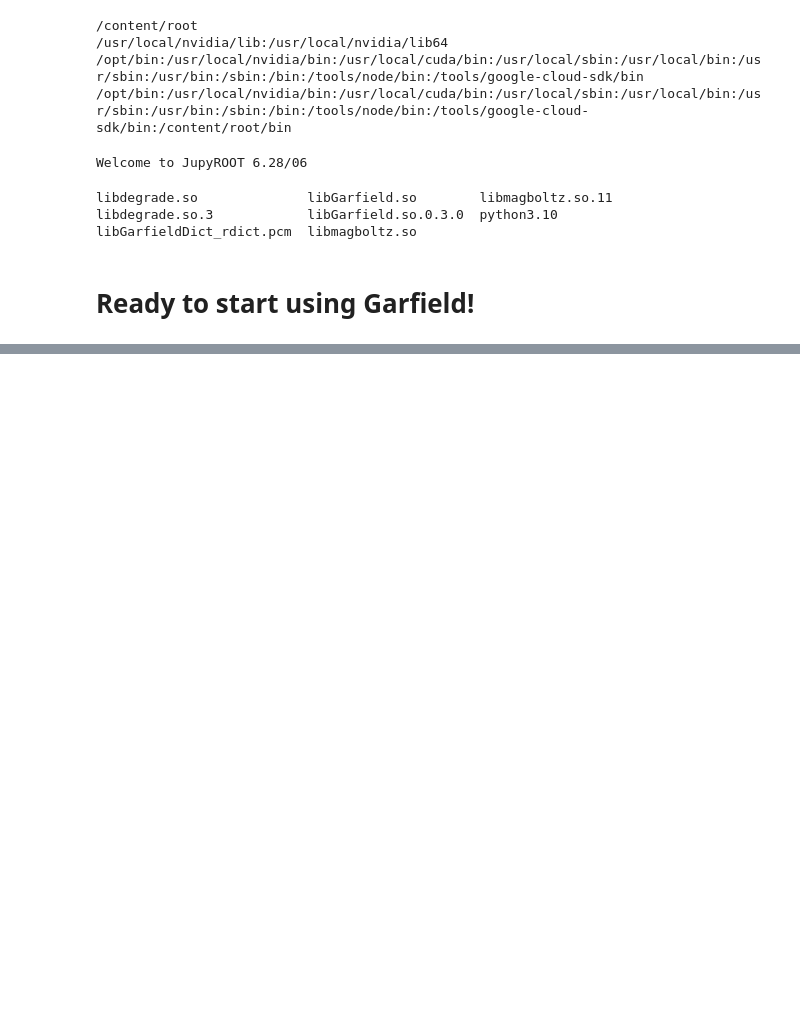
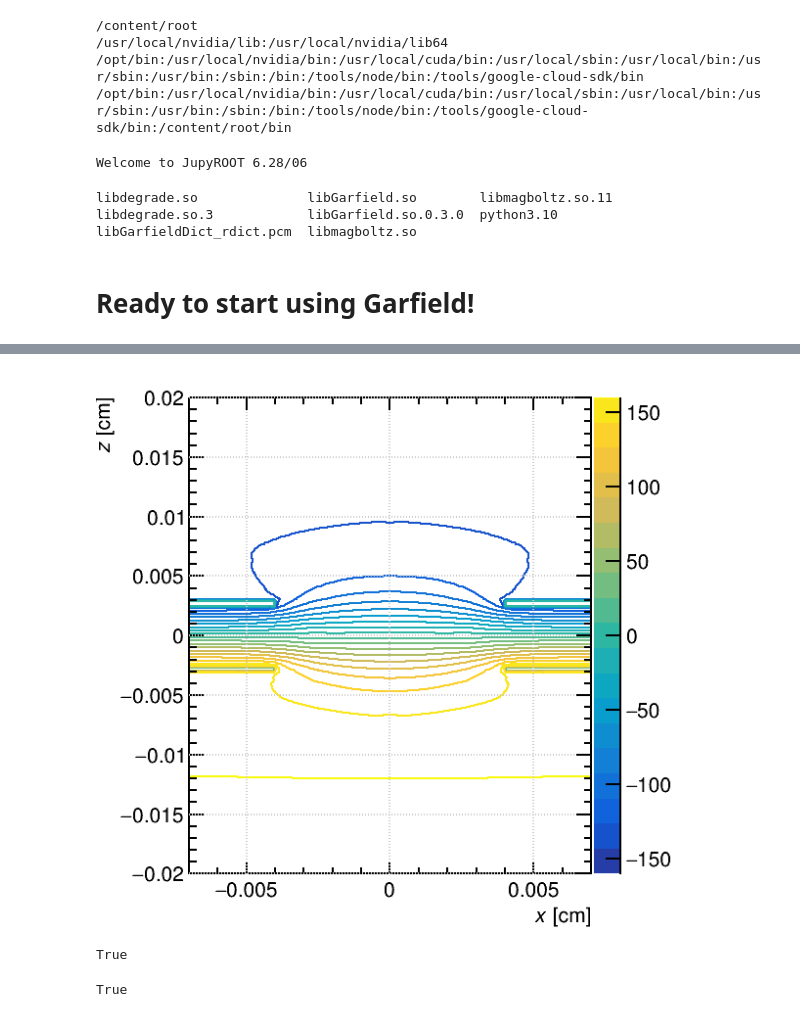
Before and after one commit to pietverwilligen/Schools, a Jupyter notebook: RD51School_2023_GarfieldExercise.ipynb, the cells around one changed output, grey strips where cells are left out. Cells and saved outputs as stored; diff of their text form; code cells hidden in the pictures; blank space fills up the shorter version.

```diff
--- a/RD51School_2023_GarfieldExercise.ipynb
+++ b/RD51School_2023_GarfieldExercise.ipynb
@@ -222,0 +339,10 @@ MediumMagboltz::SetComposition: Ar/CO2 (90/10)
+# %%
+fieldView = ROOT.Garfield.ViewField()
+cF = ROOT.TCanvas('cF', '', 600, 600)
+fieldView.SetCanvas(cF)
+fieldView.SetComponent(fm)
+# Set the viewing plane (xz plane).
+fieldView.SetPlaneXZ()
+# Set the plot limits in the current viewing plane.
+fieldView.SetArea(-0.5 * pitch, -0.02, 0.5 * pitch, 0.02)
+fieldView.SetVoltageRange(-160., 160.)
@@ -222,0 +351,13 @@ MediumMagboltz::SetComposition: Ar/CO2 (90/10)
+# %%
+cF.SetLeftMargin(0.16)
+fieldView.Plot("v", "cont1z")
+cF.Update()
+cF.Draw()
+# %% [output]
+[figure, added]
+# %%
+sensor = ROOT.Garfield.Sensor()
+sensor.AddComponent(fm)
+sensor.SetArea(-5 * pitch, -5 * pitch, -0.01, 5 * pitch,  5 * pitch, 0.025)
+# %% [output]
+True
@@ -222,0 +375,9 @@ MediumMagboltz::SetComposition: Ar/CO2 (90/10)
+# %%
+x0 = -0.5 * pitch + ROOT.Garfield.RndmUniform() * pitch
+y0 = -0.5 * pitch + ROOT.Garfield.RndmUniform() * pitch
+z0 = 0.02
+t0 = 0.
+e0 = 0.1
+aval.AvalancheElectron(x0, y0, z0, t0, e0, 0., 0., 0.)
+# %% [output]
+True
```
Also changed, not shown: parts of 19 cells of this notebook.
